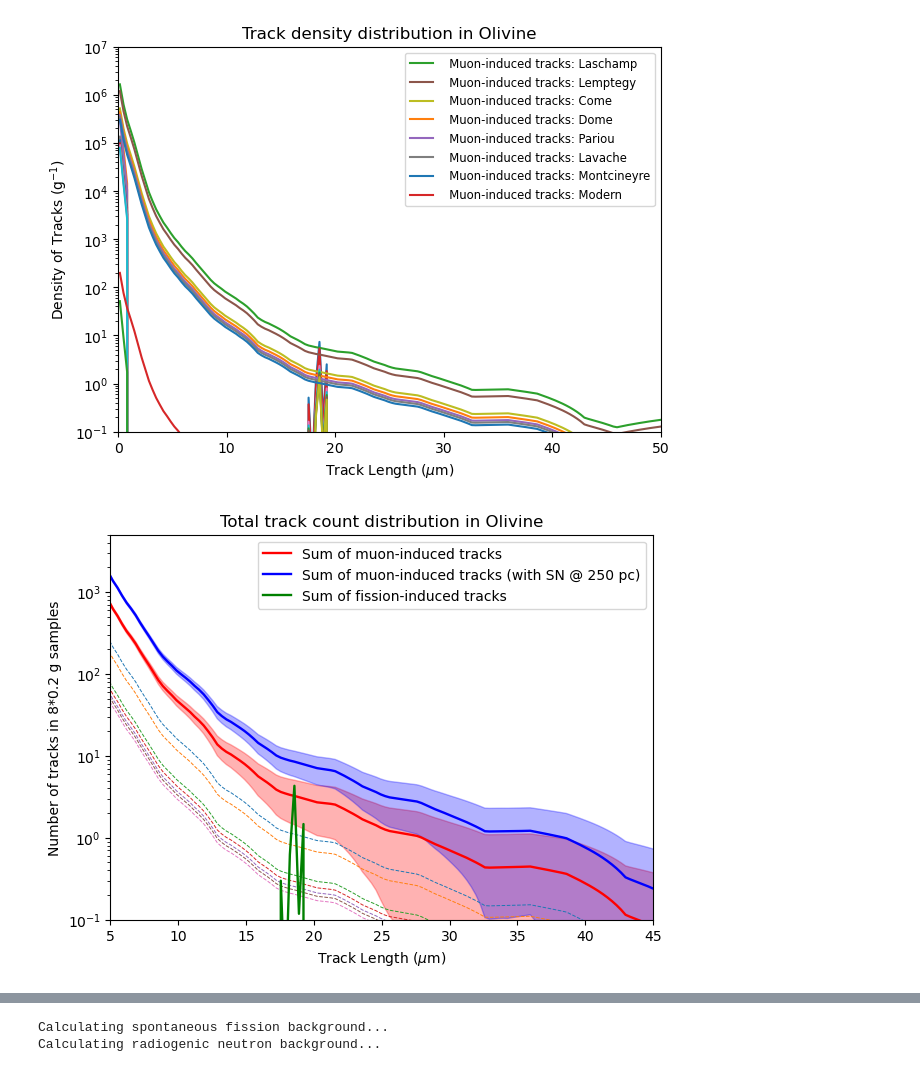
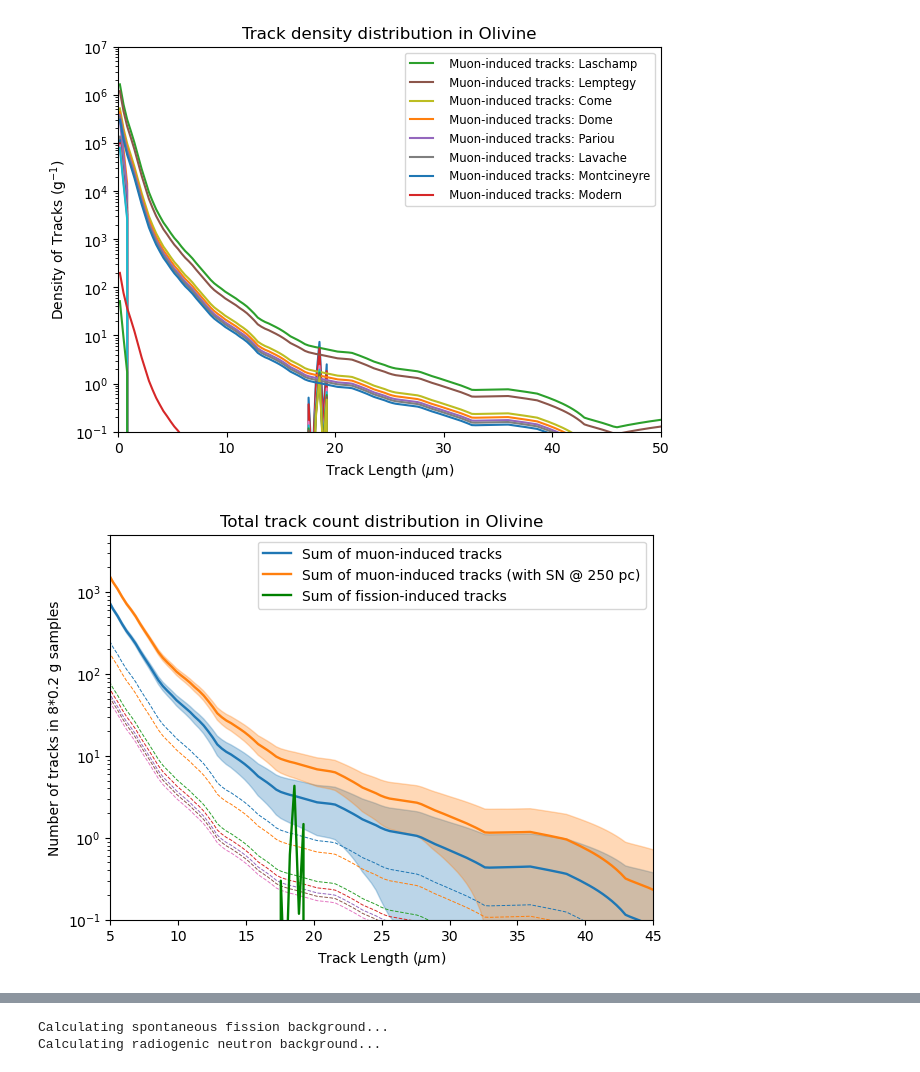
Before and after one commit to cgalelli/PrimusCode, a Jupyter notebook: Primus_analysis.ipynb, the cells around one changed output, grey strips where cells are left out. Drawn from its saved outputs; the diff is of its cells as text; code cells hidden in the pictures.

Commit message:
plot colors

```diff
--- a/Primus_analysis.ipynb
+++ b/Primus_analysis.ipynb
@@ -436,31 +338,31 @@ summed_SN250_enhanced = np.sum(total_muon_tracks_SN250_enhanced[..., 15:], axis=
 # %%
 fig, ax = plt.subplots(figsize=[7, 5])
 
 
 for i, name in enumerate(names):
     ax.plot(x_mids/1000, total_muon_tracks[i], linestyle='--', linewidth=0.7)
 
 sum_muons = np.sum(total_muon_tracks, axis=0)
 sum_muons_SN250 = np.sum(total_muon_tracks_SN250, axis=0)
 
 
-ax.plot(x_mids/1000, sum_muons, label=f"Sum of muon-induced tracks", linewidth=1.7, color='Red')
-ax.plot(x_mids/1000, sum_muons_SN250, label=f"Sum of muon-induced tracks (with SN @ 250 pc)", linewidth=1.7, color='Blue')
+ax.plot(x_mids/1000, sum_muons, label=f"Sum of muon-induced tracks", linewidth=1.7, color='C0')
+ax.plot(x_mids/1000, sum_muons_SN250, label=f"Sum of muon-induced tracks (with SN @ 250 pc)", linewidth=1.7, color='C1')
 ax.plot(x_mids/1000, np.sum(total_fission_tracks, axis=0), label=f"Sum of fission-induced tracks", color='green', linewidth=1.7)
-ax.fill_between(x_mids/1000, sum_muons-np.sqrt(sum_muons), sum_muons+np.sqrt(sum_muons), color='red', alpha=0.3)
-ax.fill_between(x_mids/1000, sum_muons_SN250-np.sqrt(sum_muons_SN250), sum_muons_SN250+np.sqrt(sum_muons_SN250), color='blue', alpha=0.3)
+ax.fill_between(x_mids/1000, sum_muons-np.sqrt(sum_muons), sum_muons+np.sqrt(sum_muons), color='C0', alpha=0.3)
+ax.fill_between(x_mids/1000, sum_muons_SN250-np.sqrt(sum_muons_SN250), sum_muons_SN250+np.sqrt(sum_muons_SN250), color='C1', alpha=0.3)
 
 ax.set_title(f"Total track count distribution in {CONFIG['mineral_name']}")
 ax.set_xlabel(r"Track Length ($\mu$m)")
 ax.set_ylabel(r"Number of tracks in 8*0.2 g samples")
 ax.set_yscale("log")
 ax.set_ylim(1e-1, 5e3)
 ax.set_xlim(5, 45)
 ax.legend()
 plt.savefig("Plots/total_tracks_collection.png", dpi=500)
 plt.show()
 # %% [output]
-[figure, old version]
+[figure, new version]
 # %%
 from mpl_toolkits.axes_grid1.inset_locator import zoomed_inset_axes
 from mpl_toolkits.axes_grid1.inset_locator import mark_inset
```
Also changed, not shown: parts of 6 cells of this notebook.
